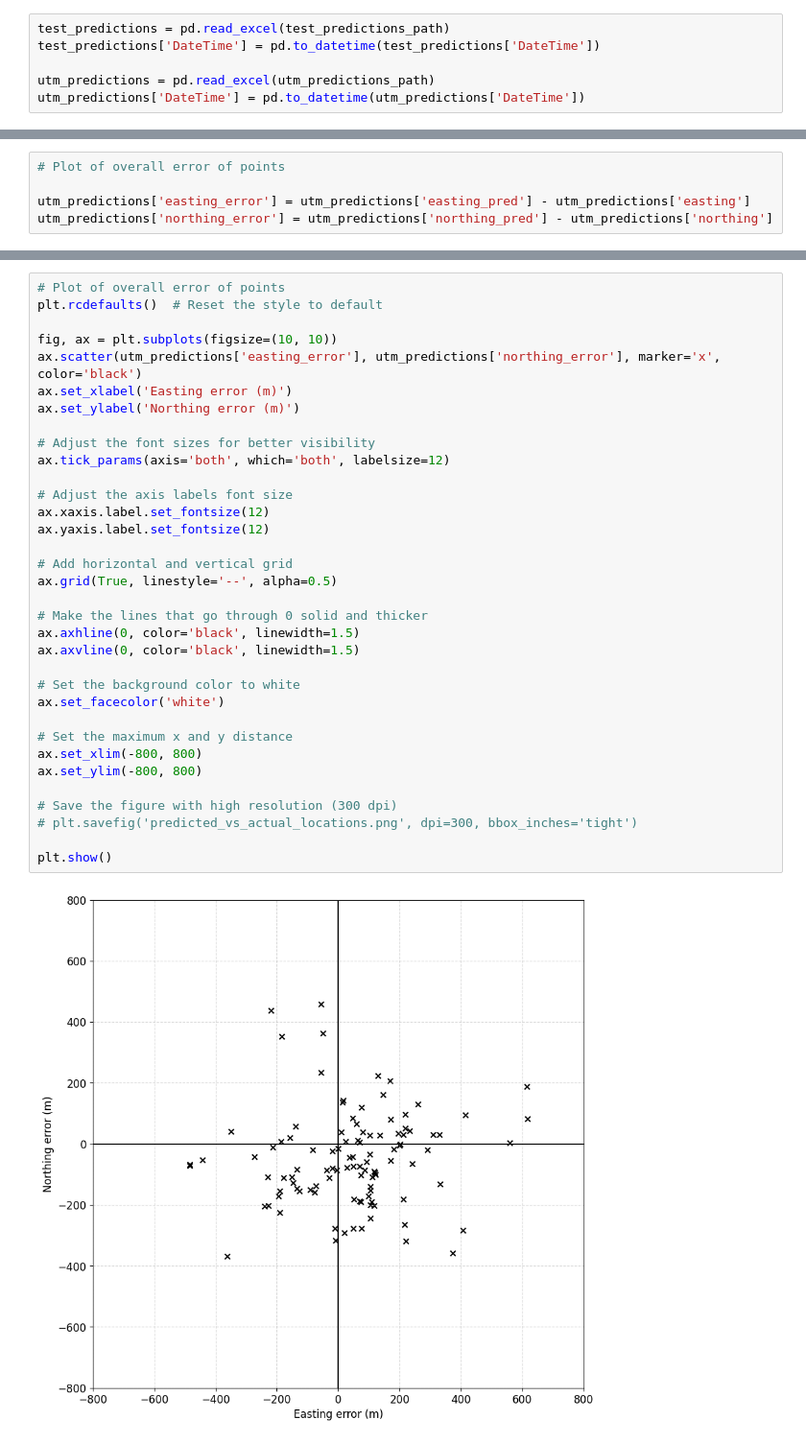
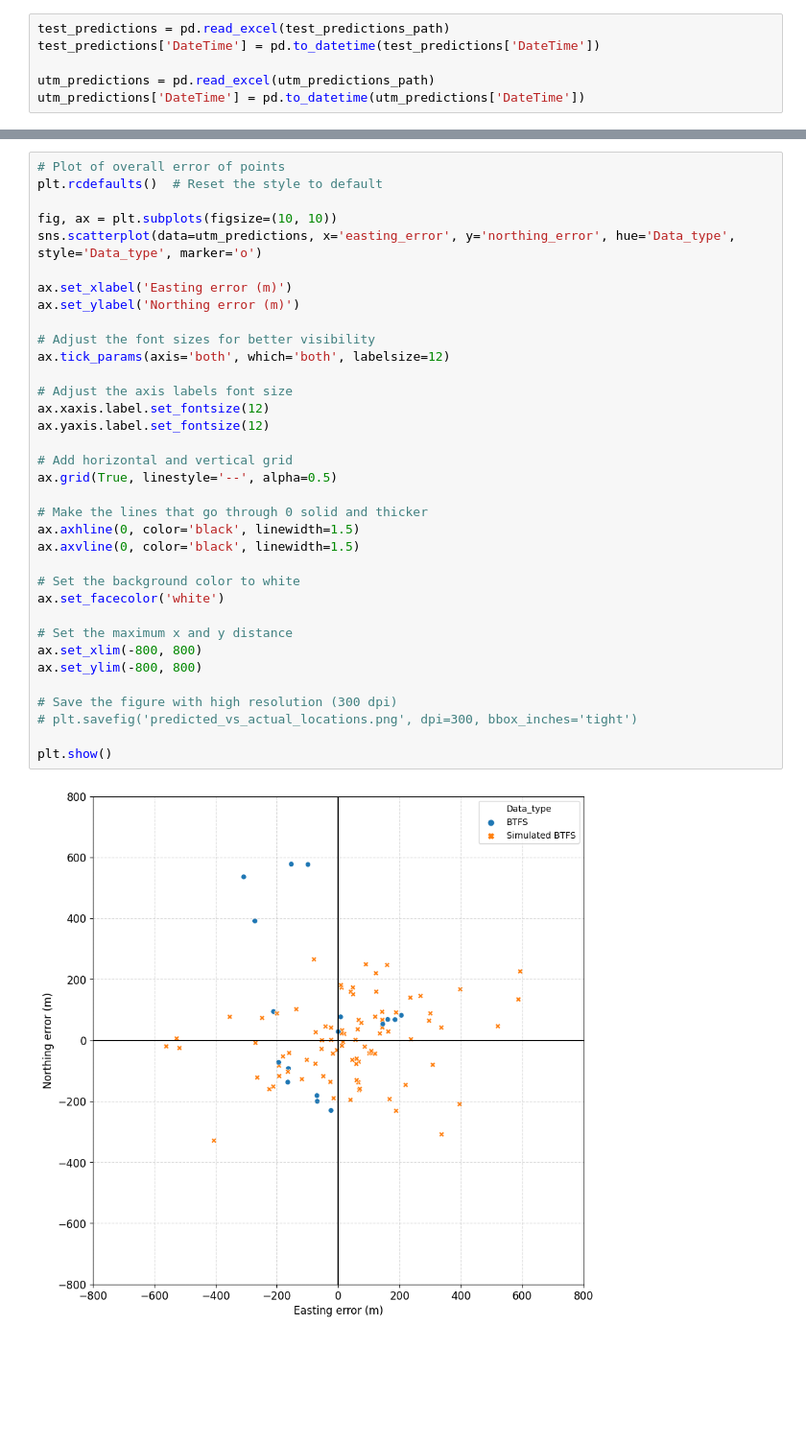
Before and after one commit to johnvanosta/ml4rt, a Jupyter notebook: accuracy_plot.ipynb, the cells around one changed output, grey strips where cells are left out. Shown at 96% size. Cells and saved outputs as stored; diff of their text form; blank space fills up the shorter version.

Commit message:
Error_analyses

```diff
--- a/accuracy_plot.ipynb
+++ b/accuracy_plot.ipynb
@@ -52,5 +53,0 @@ plt.show()
-# %%
-# Plot of overall error of points
-
-utm_predictions['easting_error'] = utm_predictions['easting_pred'] - utm_predictions['easting']
-utm_predictions['northing_error'] = utm_predictions['northing_pred'] - utm_predictions['northing']
@@ -59,37 +221,38 @@ utm_predictions['northing_error'] = utm_predictions['northing_pred'] - utm_predi
 plt.rcdefaults()  # Reset the style to default
 
 fig, ax = plt.subplots(figsize=(10, 10))
-ax.scatter(utm_predictions['easting_error'], utm_predictions['northing_error'], marker='x', color='black')
+sns.scatterplot(data=utm_predictions, x='easting_error', y='northing_error', hue='Data_type', style='Data_type', marker='o')
+
 ax.set_xlabel('Easting error (m)')
 ax.set_ylabel('Northing error (m)')
 
 # Adjust the font sizes for better visibility
 ax.tick_params(axis='both', which='both', labelsize=12)
 
 # Adjust the axis labels font size
 ax.xaxis.label.set_fontsize(12)
 ax.yaxis.label.set_fontsize(12)
 
 # Add horizontal and vertical grid
 ax.grid(True, linestyle='--', alpha=0.5)
 
 # Make the lines that go through 0 solid and thicker
 ax.axhline(0, color='black', linewidth=1.5)
 ax.axvline(0, color='black', linewidth=1.5)
 
 # Set the background color to white
 ax.set_facecolor('white')
 
 # Set the maximum x and y distance
 ax.set_xlim(-800, 800)
 ax.set_ylim(-800, 800)
 
 # Save the figure with high resolution (300 dpi)
 # plt.savefig('predicted_vs_actual_locations.png', dpi=300, bbox_inches='tight')
 
 plt.show()
 # %% [output]
-[figure, old version]
+[figure, new version]
 # %%
 # Plot the distribution of the errors
 def plot_error_distribution(distances):
```
Also changed, not shown: parts of 8 cells of this notebook, 9 other files.
